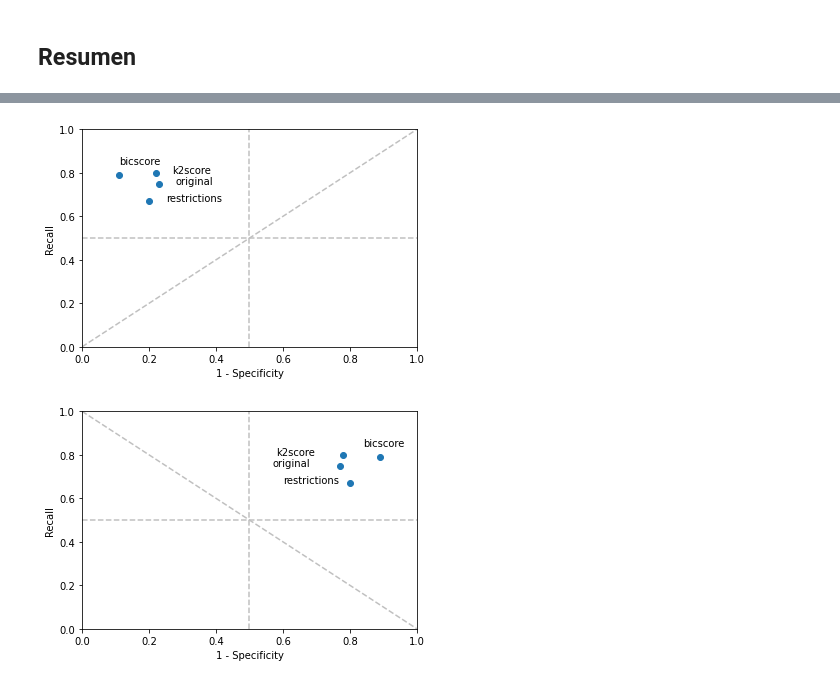
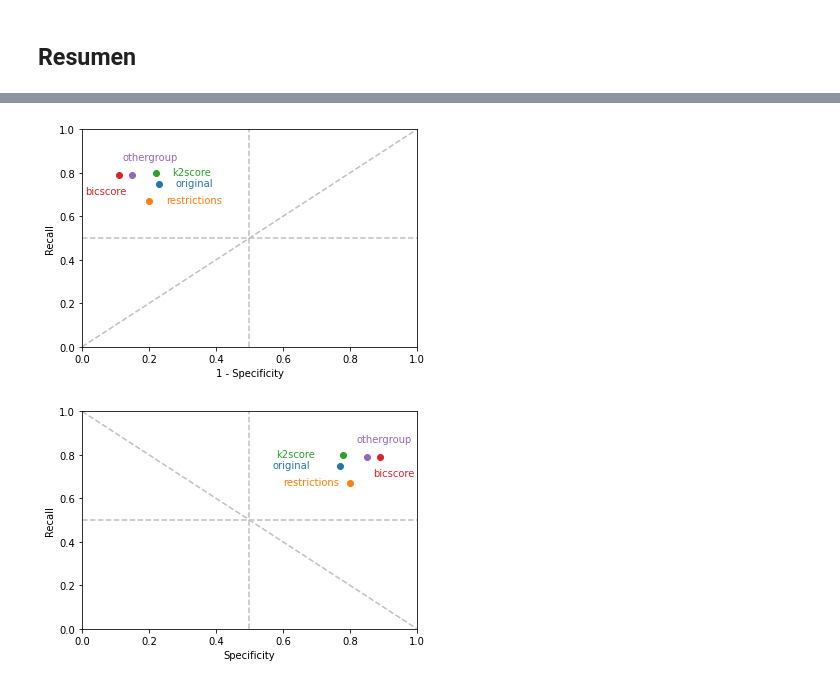
Before and after one commit to AnaliticaComputacional-2023-10/Proyecto2, a Jupyter notebook: Soportes/Models/Performance/Comparison.ipynb, the cells around one changed output, grey strips where cells are left out. Cells and saved outputs as stored; diff of their text form; code cells hidden in the pictures.

```diff
--- a/Soportes/Models/Performance/Comparison.ipynb
+++ b/Soportes/Models/Performance/Comparison.ipynb
@@ -66,4 +75,8 @@ df_comparison
 # %%
+# Create color map based on row index
+cmap = plt.get_cmap('tab10')
+colors = [cmap(i) for i in range(len(df_comparison))]
+
 # Create plot
 fig, ax =plt.subplots()
 
@@ -78,48 +91,68 @@ x = [0, 1]
 y = [0, 1]
 ax.plot(x, y, color='silver', linestyle='--')
 
+
 # Graph points
-ax.scatter(1-df_comparison['specificity'], df_comparison['recall'], )
+cont = 0
+for i, row in df_comparison.iterrows():
+    ax.scatter(1-row['specificity'], row['recall'], color=colors[cont], label=i[0])
+    cont += 1
 
 # Add text for each point
+cont = 0
 for i, txt in enumerate(df_comparison.index):
     if txt[0] == 'bicscore':
-        ax.annotate(txt[0], (1-df_comparison['specificity'][i], df_comparison['recall'][i]+0.05))
+        ax.annotate(txt[0], (1-df_comparison['specificity'][i]-0.1, df_comparison['recall'][i]-0.09), color=colors[cont])
+    elif txt[0] == 'othergroup':
+        ax.annotate(txt[0], (1-df_comparison['specificity'][i]-0.03, df_comparison['recall'][i]+0.07), color=colors[cont])
     else:
-        ax.annotate(txt[0], (1-df_comparison['specificity'][i]+0.05, df_comparison['recall'][i]))
+        ax.annotate(txt[0], (1-df_comparison['specificity'][i]+0.05, df_comparison['recall'][i]-0.01), color=colors[cont])
+    cont += 1
 
 plt.xlabel("1 - Specificity")
 plt.ylabel("Recall")
 plt.show()
 # %% [output]
-[figure, old version]
+[figure, new version]
 # %%
+# Create color map based on row index
+cmap = plt.get_cmap('tab10')
+colors = [cmap(i) for i in range(len(df_comparison))]
+
 # Create plot
 fig, ax =plt.subplots()
 
 # Ax limits
 plt.xlim(0, 1)
 plt.ylim(0, 1)
 
 # Lines for guide
 ax.axvline(x=0.5, color='silver', linestyle='--')
 ax.axhline(y=0.5, color='silver', linestyle='--')
 x = [0, 1]
 y = [1, 0]
 ax.plot(x, y, color='silver', linestyle='--')
 
+
 # Graph points
-ax.scatter(df_comparison['specificity'], df_comparison['recall'], )
+cont = 0
+for i, row in df_comparison.iterrows():
+    ax.scatter(row['specificity'], row['recall'], color=colors[cont], label=i[0])
+    cont += 1
 
 # Add text for each point
+cont = 0
 for i, txt in enumerate(df_comparison.index):
     if txt[0] == 'bicscore':
-        ax.annotate(txt[0], (df_comparison['specificity'][i]-0.05, df_comparison['recall'][i]+0.05))
+        ax.annotate(txt[0], (df_comparison['specificity'][i]-0.02, df_comparison['recall'][i]-0.09), color=colors[cont])
+    elif txt[0] == 'othergroup':
+        ax.annotate(txt[0], (df_comparison['specificity'][i]-0.03, df_comparison['recall'][i]+0.07), color=colors[cont])
     else:
-        ax.annotate(txt[0], (df_comparison['specificity'][i]-0.2, df_comparison['recall'][i]))
+        ax.annotate(txt[0], (df_comparison['specificity'][i]-0.2, df_comparison['recall'][i]-0.01), color=colors[cont])
+    cont += 1
 
-plt.xlabel("1 - Specificity")
+plt.xlabel("Specificity")
 plt.ylabel("Recall")
 plt.show()
 # %% [output]
-[figure, old version]
+[figure, new version]
```
Also changed, not shown: parts of 2 cells of this notebook, 1 other file.
